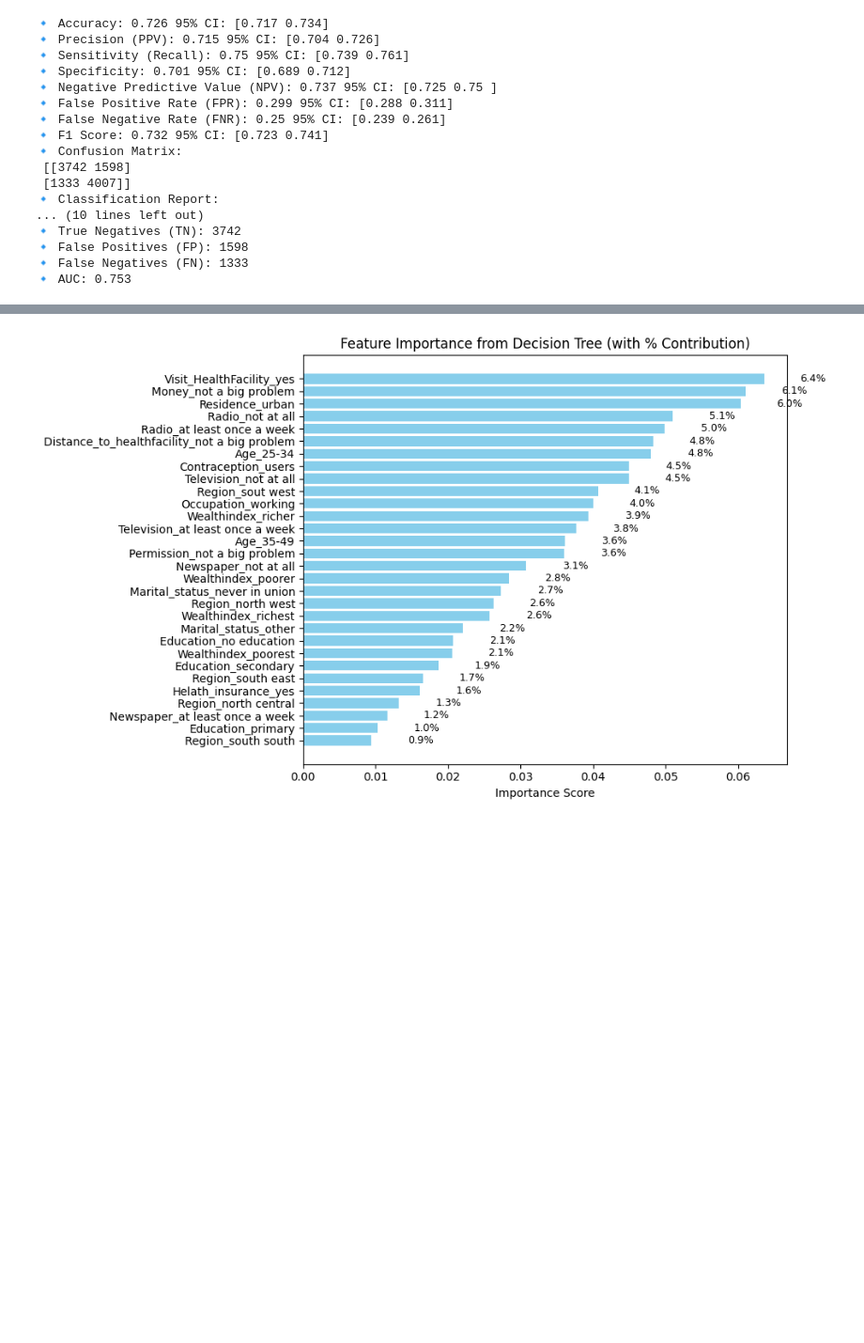
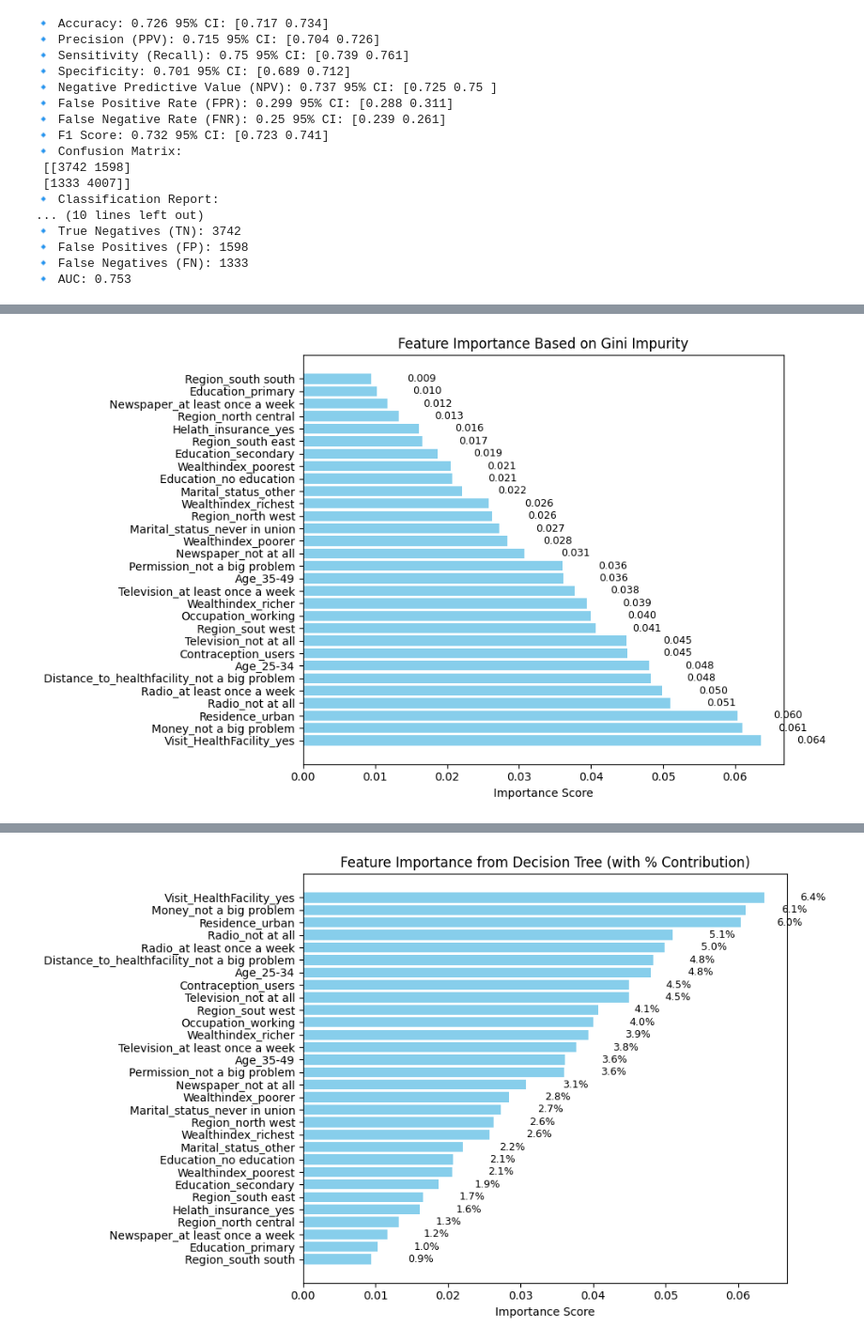
Before and after one commit to akliluhabte/Covid-19_nigeria, a Jupyter notebook: new_ml_command_COVID_19_balanced.ipynb, the cells around one changed output, grey strips where cells are left out. Shown at 94% size. Saved outputs shown, nothing was run; the diff lists cells and outputs as text; code cells hidden in the pictures; blank space fills up the shorter version.

```diff
--- a/new_ml_command_COVID_19_balanced.ipynb
+++ b/new_ml_command_COVID_19_balanced.ipynb
@@ -743,0 +735,12 @@ print(feature_importance)
+# %%
+#to display feature importnace based on Gini impurity
+import pandas as pd
+
+# Create a DataFrame of feature importances
+feature_importance_df = pd.DataFrame({
+    'Feature': X_train.columns,
+    'Importance (Gini)': dt_model.feature_importances_
+}).sort_values(by='Importance (Gini)', ascending=False)
+
+print("🔹 Feature Importances Based on Gini Impurity:")
+print(feature_importance_df)
@@ -743,0 +765,35 @@ print(feature_importance)
+# %%
+import matplotlib.pyplot as plt
+
+# Sort features by importance
+feature_importance_df = feature_importance_df.sort_values(by='Importance (Gini)', ascending=True)
+
+# Plot horizontal bars
+plt.figure(figsize=(10, 6))
+bars = plt.barh(
+    feature_importance_df['Feature'],
+    feature_importance_df['Importance (Gini)'],
+    color='skyblue'
+)
+
+# Annotate each bar with its value
+for bar in bars:
+    width = bar.get_width()
+    plt.text(
+        width + 0.005,  # slight offset to the right
+        bar.get_y() + bar.get_height() / 2,
+        f"{width:.3f}",
+        va='center',
+        ha='left',
+        fontsize=9,
+        color='black'
+    )
+
+# Final touches
+plt.xlabel('Importance Score')
+plt.title('Feature Importance Based on Gini Impurity')
+plt.gca().invert_yaxis()
+plt.tight_layout()
+plt.show()
+# %% [output]
+[figure, added]
```
Also changed, not shown: parts of 12 cells of this notebook.
